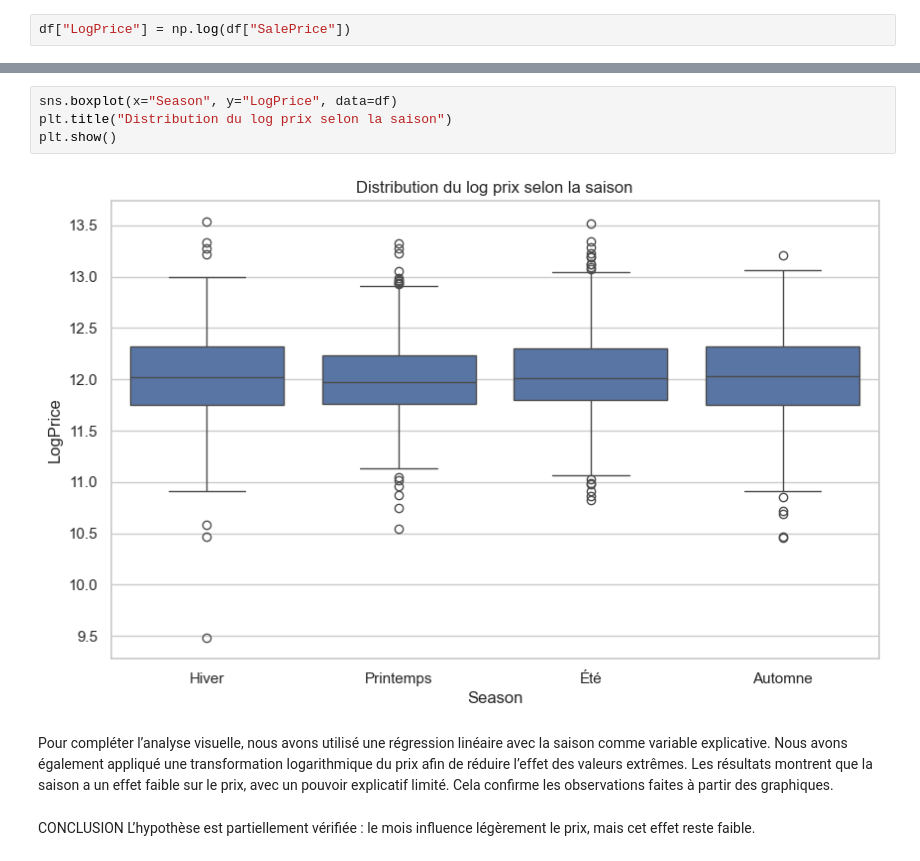
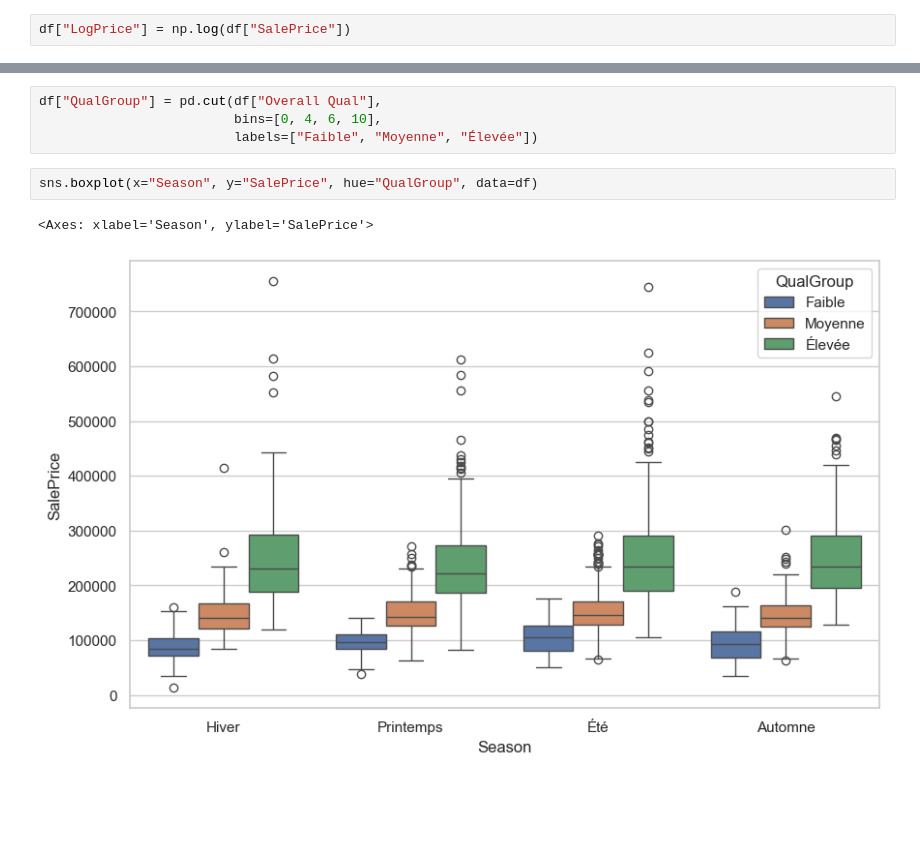
Before and after one commit to AnjaraAndriatseheno/Exo_Visualisation, a Jupyter notebook: oral.ipynb, the cells around one changed output, grey strips where cells are left out. Drawn from its saved outputs; the diff is of its cells as text; blank space fills up the shorter version.

```diff
--- a/oral.ipynb
+++ b/oral.ipynb
@@ -291,14 +290,9 @@ plt.show()
+# %%
+df["QualGroup"] = pd.cut(df["Overall Qual"],
+                         bins=[0, 4, 6, 10],
+                         labels=["Faible", "Moyenne", "Élevée"])
 # %%
-sns.boxplot(x="Season", y="LogPrice", data=df)
-plt.title("Distribution du log prix selon la saison")
-plt.show()
+sns.boxplot(x="Season", y="SalePrice", hue="QualGroup", data=df)
 # %% [output]
+<Axes: xlabel='Season', ylabel='SalePrice'>
-[figure, old version]
+[figure, new version]
-# %% [markdown]
-Pour compléter l’analyse visuelle, nous avons utilisé une régression linéaire avec la saison comme variable explicative.
-Nous avons également appliqué une transformation logarithmique du prix afin de réduire l’effet des valeurs extrêmes.
-Les résultats montrent que la saison a un effet faible sur le prix, avec un pouvoir explicatif limité.
-Cela confirme les observations faites à partir des graphiques.
-# %% [markdown]
-CONCLUSION
- L’hypothèse est partiellement vérifiée : le mois influence légèrement le prix, mais cet effet reste faible.
```
Also changed, not shown: parts of 7 cells of this notebook.
